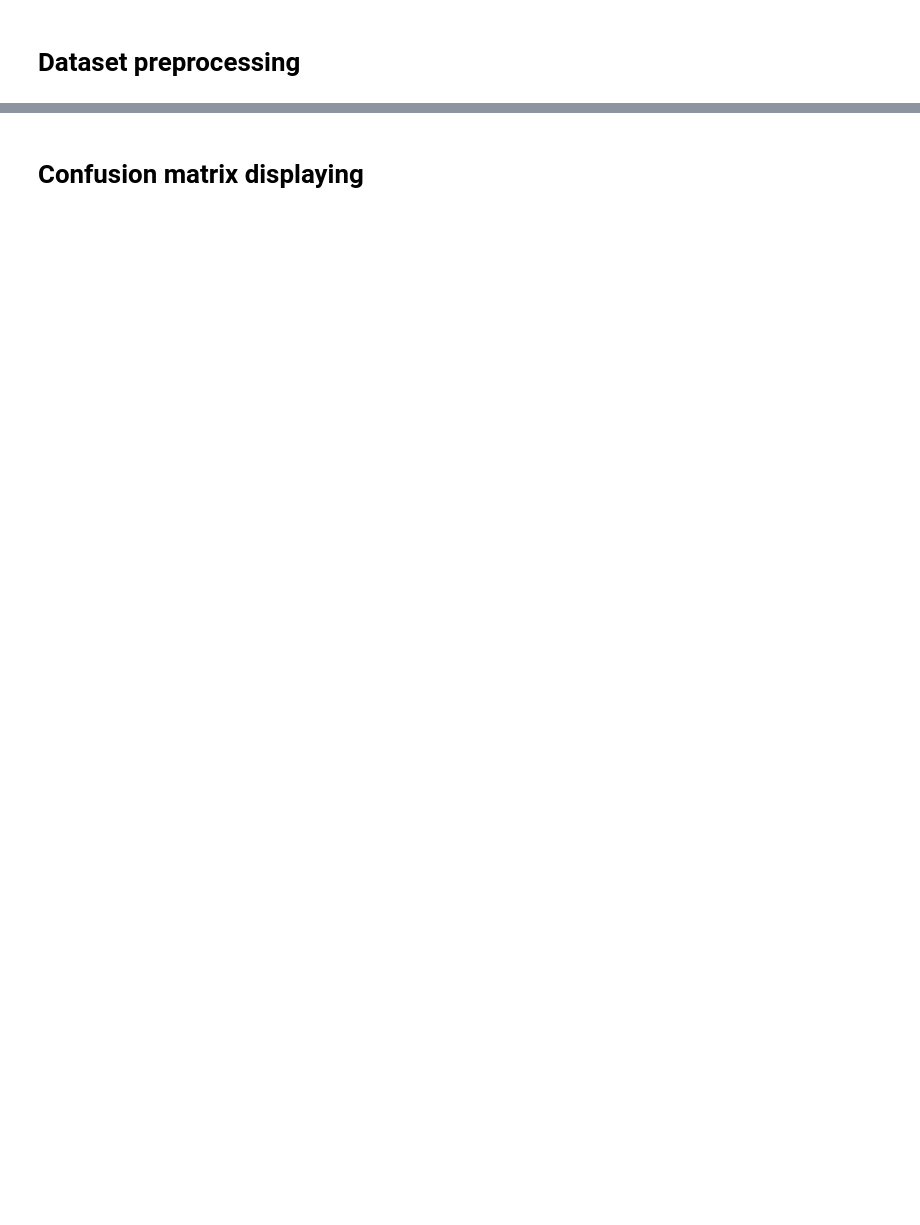
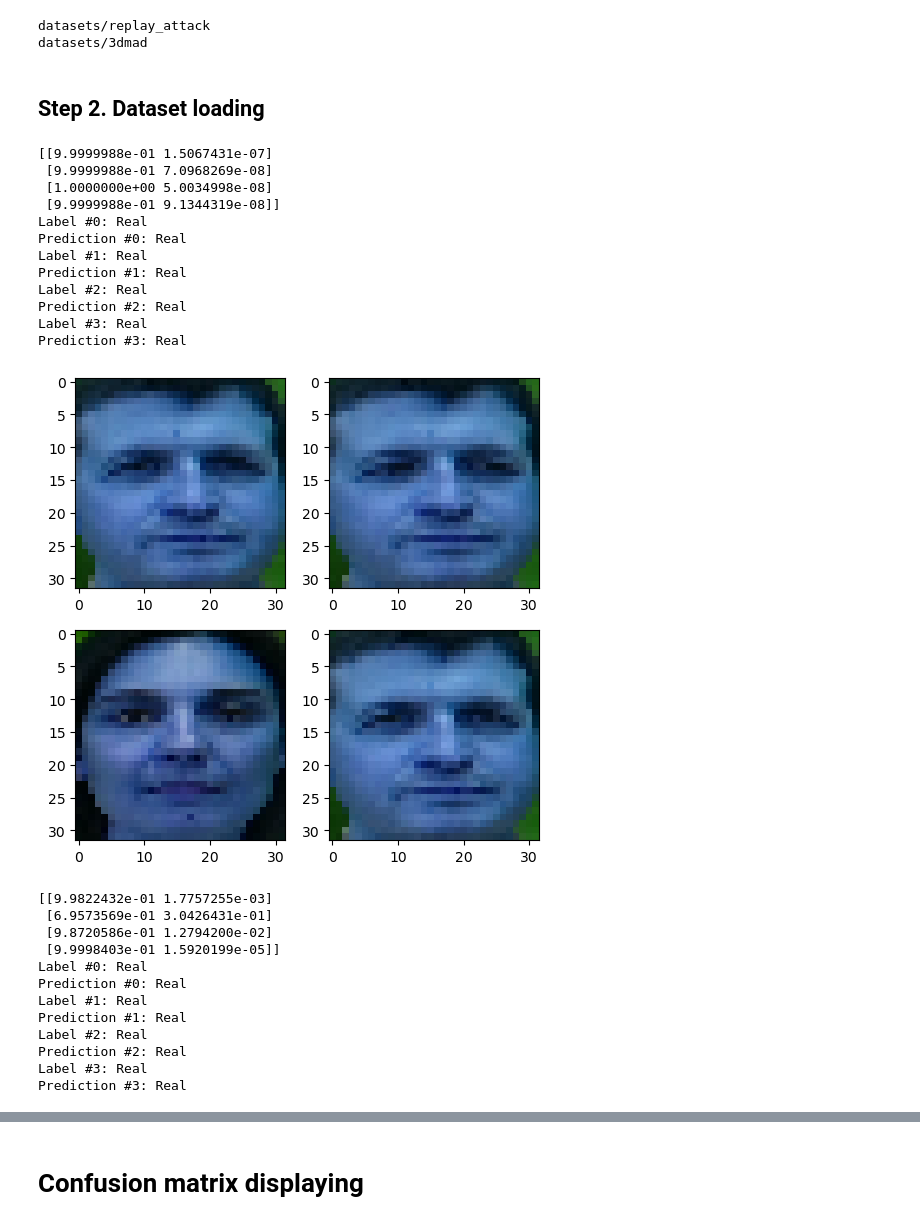
Before and after one commit to ZamDimon/liveness-detection, a Jupyter notebook: confusion_matrices.ipynb, the cells around one changed output, grey strips where cells are left out. Cells and saved outputs as stored; diff of their text form; code cells hidden in the pictures; blank space fills up the shorter version.

```diff
--- a/confusion_matrices.ipynb
+++ b/confusion_matrices.ipynb
@@ -49,3 +68,10 @@ def get_model(name: str):
+# %%
+# Testing the Dataset enum
+print(DatasetSource.REPLAY_ATTACK.dataset_path())
+print(DatasetSource._3DMAD.dataset_path())
+# %% [output]
+datasets/replay_attack
+datasets/3dmad
 # %% [markdown]
-# Dataset preprocessing
+## Step 2. Dataset loading
 # %%
@@ -90,21 +136,56 @@ load_fns = {
 # %%
-def load_dataset(name: str):
-    bonifade = f'{base_pathes[name]}/bonifade_validation'
-    attack = f'{base_pathes[name]}/attack_validation'
-
-    X, Y, _ = load_fns[name](bonifade, attack)
-    Y = np.argmax(Y, axis=1)
-    return X, Y
+def load_dataset_with_argmax(dataset: DatasetSource) -> Dataset:
+    """
+    Loads the dataset from the specified source.
+    """
+    _, X_test, _, y_test = DatasetLoader.load_dataset(dataset)
+    y_test = np.argmax(y_test, axis=1)
+    return X_test, y_test
 # %%
-def test_model_dataset(model, dataset):
-    (X, Y) = dataset
+def show_example(trained_on: DatasetSource, test_on: DatasetSource):
+    """
+    Tests the model on the specified dataset.
+    """
+
+    model = trained_on.model()
+    X, y = load_dataset_with_argmax(test_on)
     predictions = model.predict(X[:4], verbose=0)
+    print(predictions)
     plt.figure(figsize=(6,6)) # specifying the overall grid size
 
-    for i in range(len(predictions)):
+    for i, (img, label_real, label_predicted) in enumerate(zip(X, y, predictions)):
         plt.subplot(2, 2, i+1)
-        plt.imshow(X[i])
-        print(f'Label #{i}:', 'Real' if Y[i] == 0 else 'Fake')
-        print(f'Prediction #{i}:', 'Real' if predictions[i][0] > predictions[i][1] else 'Fake')
+        plt.imshow(img)
+        print(f'Label #{i}:', 'Real' if label_real == 0 else 'Fake')
+        print(f'Prediction #{i}:', 'Real' if label_predicted[0] > label_predicted[1] else 'Fake')
 
     plt.show()
+
+show_example(DatasetSource.CSMAD, DatasetSource.CSMAD)
+show_example(DatasetSource.MSSPOOF, DatasetSource.MSSPOOF)
+# %% [output]
+[[9.9999988e-01 1.5067431e-07]
+ [9.9999988e-01 7.0968269e-08]
+ [1.0000000e+00 5.0034998e-08]
+ [9.9999988e-01 9.1344319e-08]]
+Label #0: Real
+Prediction #0: Real
+Label #1: Real
+Prediction #1: Real
+Label #2: Real
+Prediction #2: Real
+Label #3: Real
+Prediction #3: Real
+[figure, added]
+[[9.9822432e-01 1.7757255e-03]
+ [6.9573569e-01 3.0426431e-01]
+ [9.8720586e-01 1.2794200e-02]
+ [9.9998403e-01 1.5920199e-05]]
+Label #0: Real
+Prediction #0: Real
+Label #1: Real
+Prediction #1: Real
+Label #2: Real
+Prediction #2: Real
+Label #3: Real
+Prediction #3: Real
```
Also changed, not shown: parts of 11 cells of this notebook, 14 other files.
